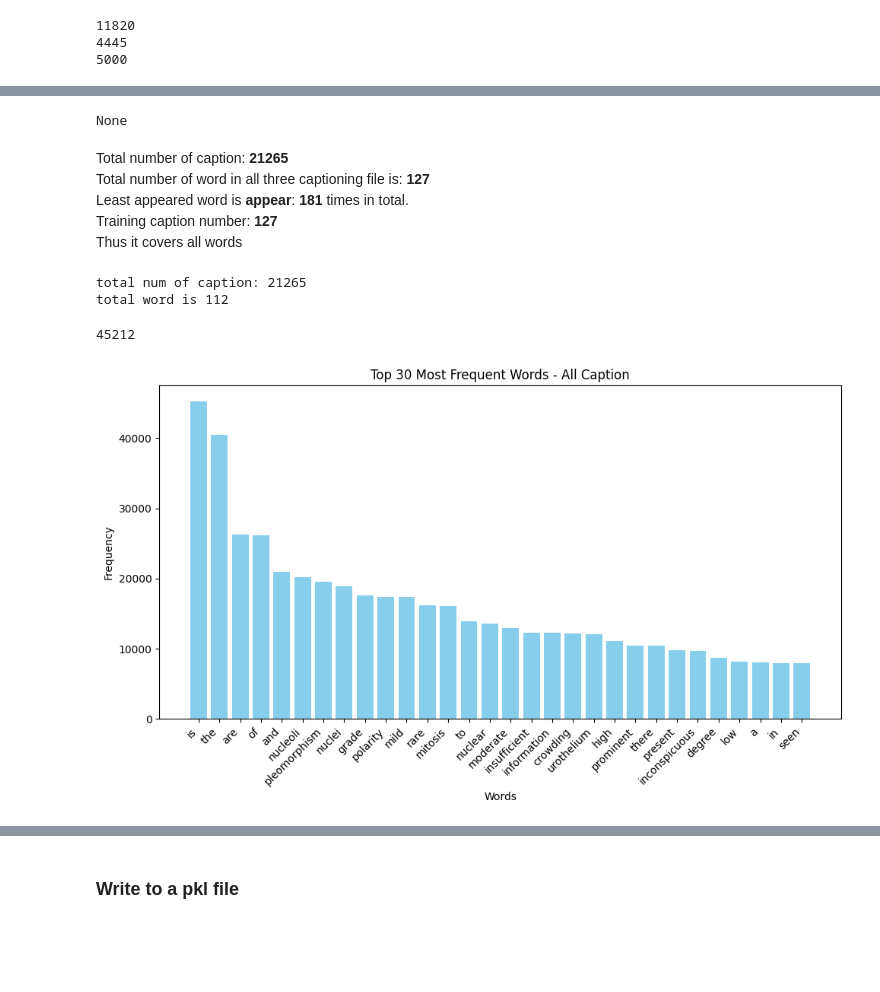
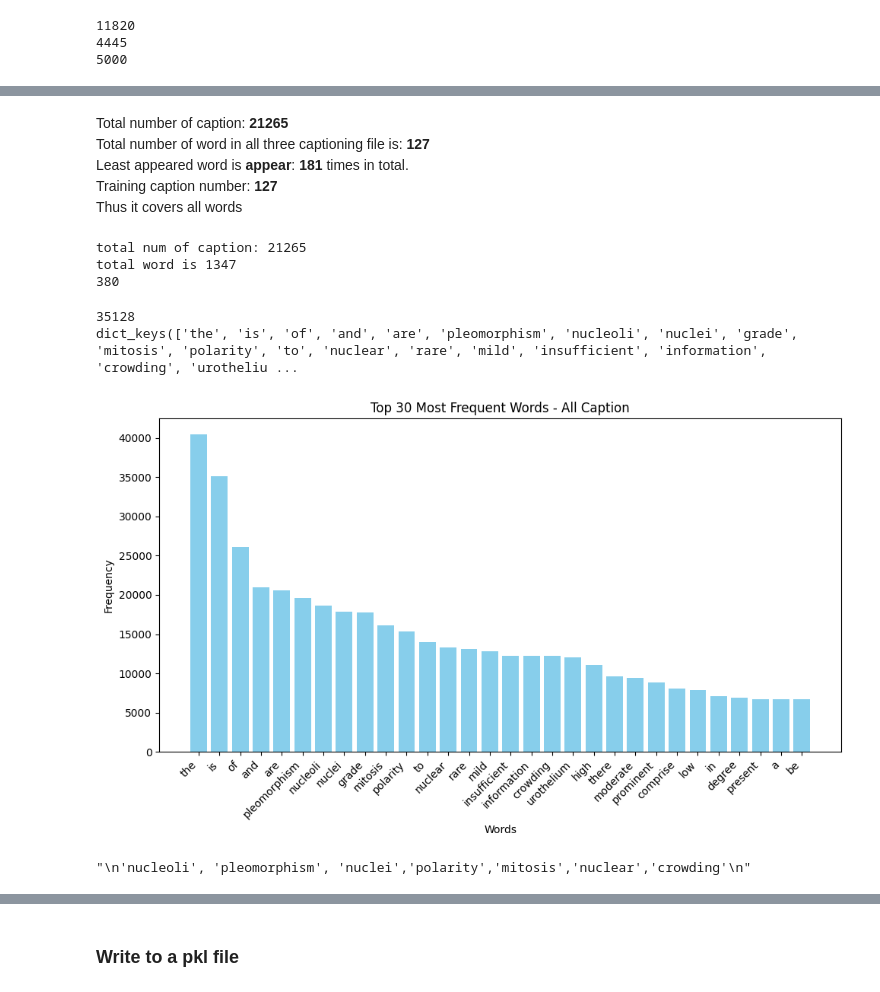
Before and after one commit to PeterrHH/GNN-Histo-Caption, a Jupyter notebook: main/Untitled.ipynb, the cells around one changed output, grey strips where cells are left out. Drawn from its saved outputs; the diff is of its cells as text; code cells hidden in the pictures; blank space fills up the shorter version.

```diff
--- a/main/Untitled.ipynb
+++ b/main/Untitled.ipynb
@@ -537,9 +603,18 @@ print(len(test_caption))
 # %%
-vocab = Vocabulary()
-# vocab.add_word('1')
-print(vocab.print_all_words())
+vocab_file = "new_vocab_bladderreport.pkl"
+# with open(vocab_file, 'wb') as file:
+#     pickle.dump(vocab, file)
+base = "../../../../../../srv/scratch/bic/peter/Report"
+train_name = "process_train_annotation.json"
+eval_name = "eval_annotation.json"
+test_name = "test_annotation.json"
+train_path = os.path.join(base,train_name)
+eval_path = os.path.join(base,eval_name)
+test_path = os.path.join(base,test_name)
-# %% [output]
-None
+# %%
+train_data,train_caption = read_file(train_path)
+eval_data,eval_caption = read_file(eval_path)
+test_data,test_caption = read_file(test_path)
 # %%
 '''
 exp: "Mild pleomorphism and cytologic atypia is present. There are no signs of crowding in the nuclei."
@@ -575,6 +650,7 @@ def build_vocab(all_caption_list,threshold_freq,vocab):
     vocab.add_word('<start>')
     vocab.add_word('<pad>')
     vocab.add_word('<end>')
+    vocab.add_word('<unk>')
 
     all_words = []
     num_cap = 0
@@ -592,9 +668,10 @@ def build_vocab(all_caption_list,threshold_freq,vocab):
     # print(freq_map)
     for word,freq in  freq_map.items():
         if freq < threshold_freq:
-            print(f"word {word}: freq = {freq}")
+            #print(f"word {word}: freq = {freq}")
             continue
         vocab.add_word(word)
+    print(len(vocab))
     return vocab, freq_map
 # %% [markdown]
 Total number of caption: **21265** \
@@ -609,30 +686,36 @@ least appeared word is appear:  train_caption, eval_caption, test_caption
 only train 24613: is
 all caption
 '''
-vocab,freq_map = build_vocab([train_caption, eval_caption, test_caption],100,vocab)
+vocab,freq_map = build_vocab([train_caption, eval_caption, test_caption],50,vocab)
 # %% [output]
 total num of caption: 21265
-total word is 112
+total word is 1347
+380
 # %%
 print(freq_map["is"])
 # Sort the dictionary by values to get the most frequent words
 sorted_words = sorted(freq_map.items(), key=lambda x: x[1], reverse=True)
 
 # Select top 20 most frequent words for plotting
 top_words = dict(sorted_words[:30])
-
+print(top_words.keys())
 # Plotting the bar chart
 plt.figure(figsize=(10, 6))
 plt.bar(top_words.keys(), top_words.values(), color='skyblue')
 plt.xlabel('Words')
 plt.ylabel('Frequency')
 plt.title('Top 30 Most Frequent Words - All Caption')
 plt.xticks(rotation=45, ha='right')
 plt.tight_layout()
 plt.show()
+'''
+'nucleoli', 'pleomorphism', 'nuclei','polarity','mitosis','nuclear','crowding'
+'''
 # %% [output]
-45212
+35128
+dict_keys(['the', 'is', 'of', 'and', 'are', 'pleomorphism', 'nucleoli', 'nuclei', 'grade', 'mitosis', 'polarity', 'to', 'nuclear', 'rare', 'mild', 'insufficient', 'information', 'crowding', 'urotheliu ...
-[figure, old version]
+[figure, new version]
+"\n'nucleoli', 'pleomorphism', 'nuclei','polarity','mitosis','nuclear','crowding'\n"
 # %%
 # text = " ".join([(k + " ")*v for k,v in freq_map.items()])
 
```
Also changed, not shown: parts of 32 cells of this notebook, 10 other files.
